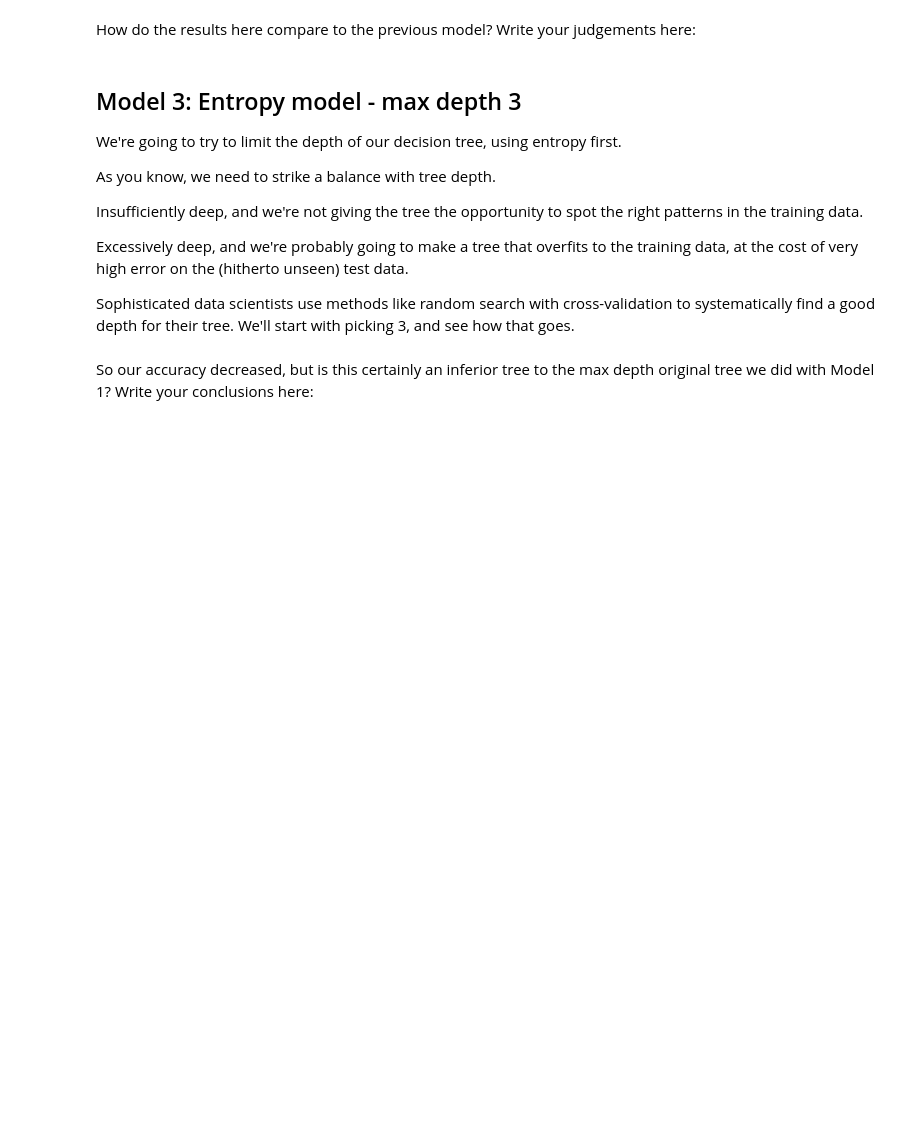
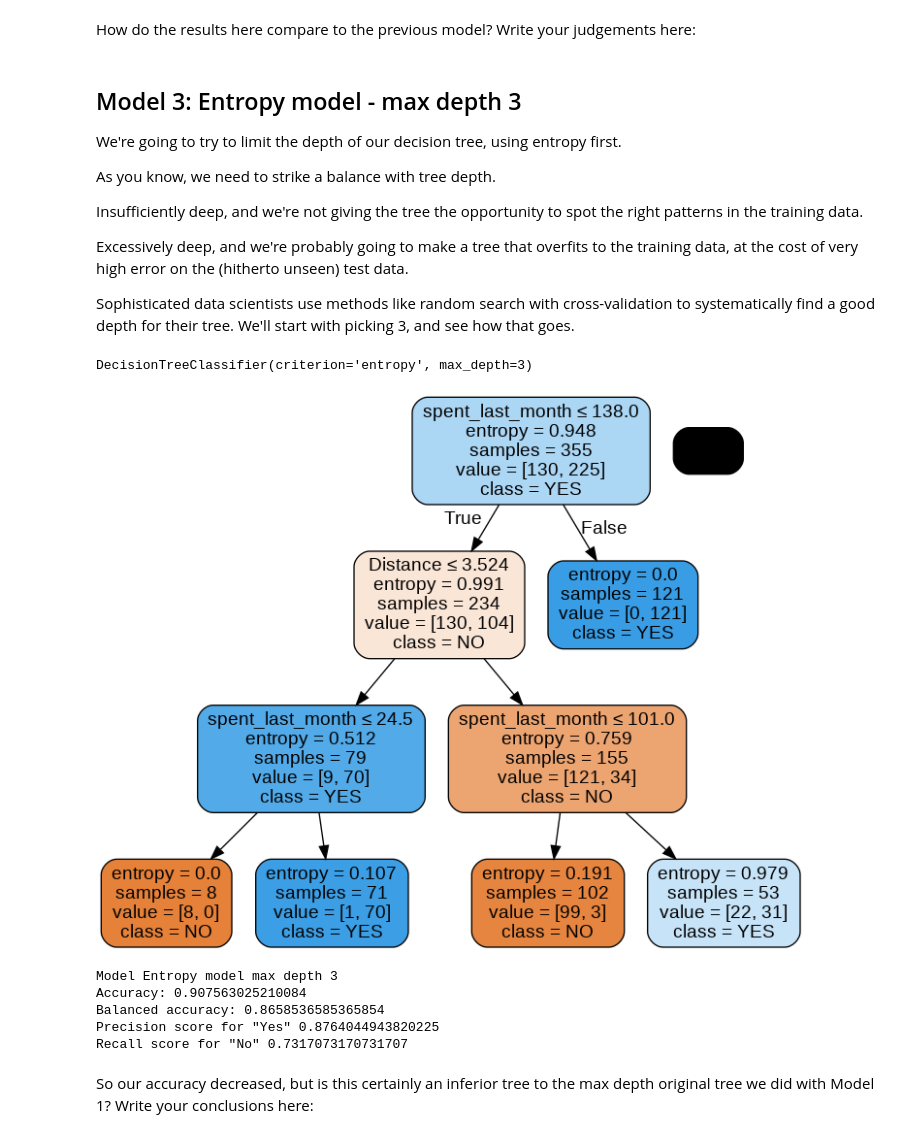
Before and after one commit to ronsperber/decision-tree, a Jupyter notebook: Springboard Decision Tree Specialty Coffee Case Study - Tier 3.ipynb, the cells around one changed output. Drawn from its saved outputs; the diff is of its cells as text; code cells hidden in the pictures; blank space fills up the shorter version.

```diff
--- a/Springboard Decision Tree Specialty Coffee Case Study - Tier 3.ipynb
+++ b/Springboard Decision Tree Specialty Coffee Case Study - Tier 3.ipynb
@@ -102,7 +89,7 @@ Successfully installed pydotplus-2.0.2
 # %%
 
 # Read in the data to a variable called coffeeData
-coffeeData=pd.read_csv("data/RRDinerCoffeeData.csv")
+coffeeData=pd.read_csv("https://raw.githubusercontent.com/ronsperber/decision-tree/main/data/RRDinerCoffeeData.csv")
 # %% [markdown]
 ## 1c. Explore the data
 # %% [markdown]
@@ -471,12 +476,27 @@ entr_model2.fit(X_train,y_train)
 y_pred=entr_model2.predict(X_test)
 y_pred=pd.Series(y_pred)
 entr_model2
+# %% [output]
+DecisionTreeClassifier(criterion='entropy', max_depth=3)
 # %%
 # As before, we need to visualize the tree to grasp its nature
-_ _ _
+dot_data=StringIO()
+
+
+
+import graphviz
+tree.export_graphviz(entr_model2, out_file=dot_data,
+                filled=True, rounded=True,
+                special_characters=True, feature_names=X_train.columns,class_names = ["NO", "YES"])
+
+
+# Alternatively for class_names use entr_model.classes_
+graph = pydotplus.graph_from_dot_data(dot_data.getvalue())
+Image(graph.create_png())
 
 # Alternatively for class_names use entr_model2.classes_
-_ _ _
+# %% [output]
+[figure, added]
 # %%
 # Run this block for model evaluation
 print("Model Entropy model max depth 3")
@@ -484,6 +504,12 @@ print("Accuracy:", metrics.accuracy_score(y_test,y_pred))
 print("Balanced accuracy:", metrics.balanced_accuracy_score(y_test,y_pred))
 print('Precision score for "Yes"' , metrics.precision_score(y_test,y_pred, pos_label = "Yes"))
 print('Recall score for "No"' , metrics.recall_score(y_test,y_pred, pos_label = "No"))
+# %% [output]
+Model Entropy model max depth 3
+Accuracy: 0.907563025210084
+Balanced accuracy: 0.8658536585365854
+Precision score for "Yes" 0.8764044943820225
+Recall score for "No" 0.7317073170731707
 # %% [markdown]
 So our accuracy decreased, but is this certainly an inferior tree to the max depth original tree we did with Model 1? Write your conclusions here:
 # %% [markdown]
```
Also changed, not shown: parts of 17 cells of this notebook.
